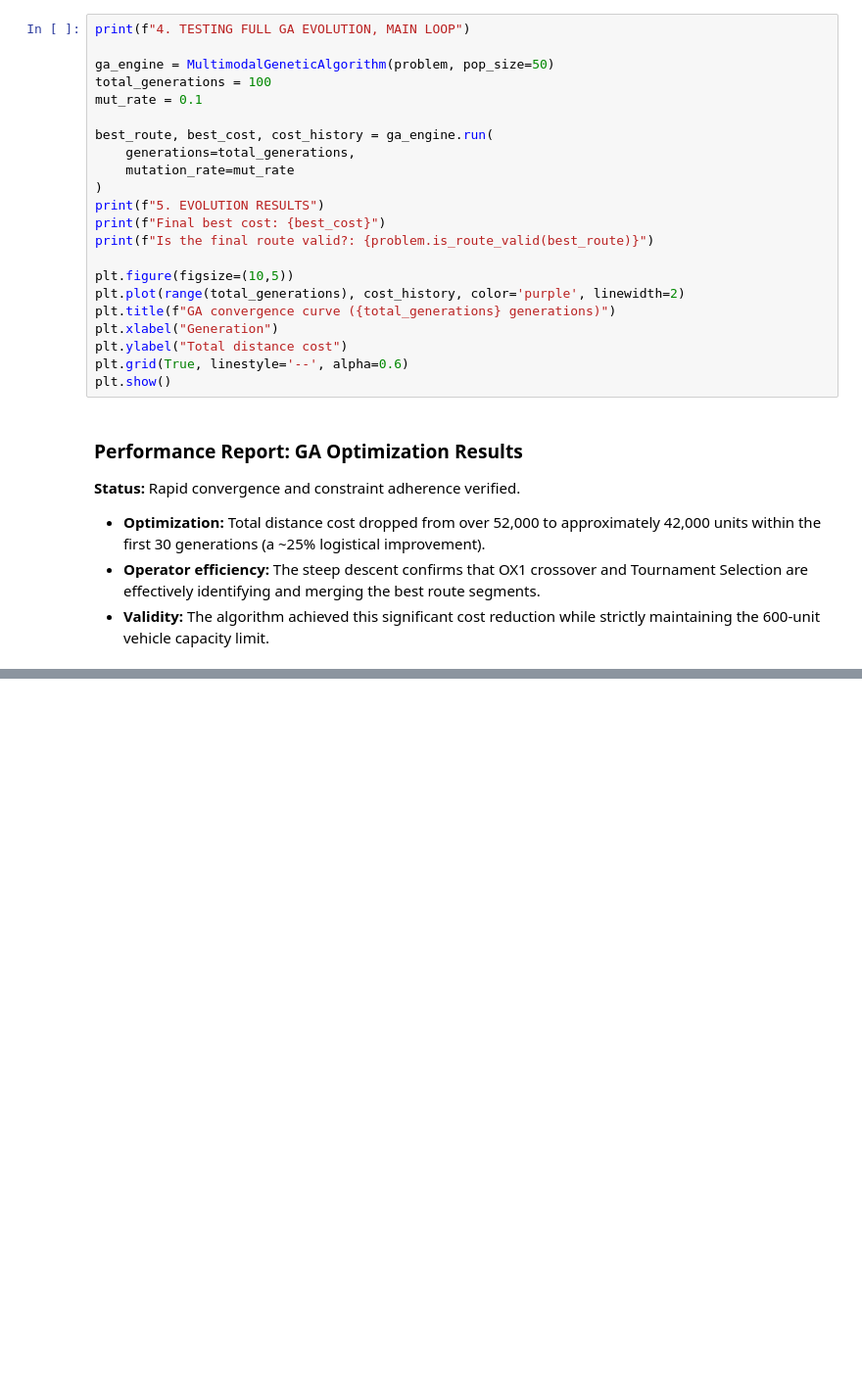
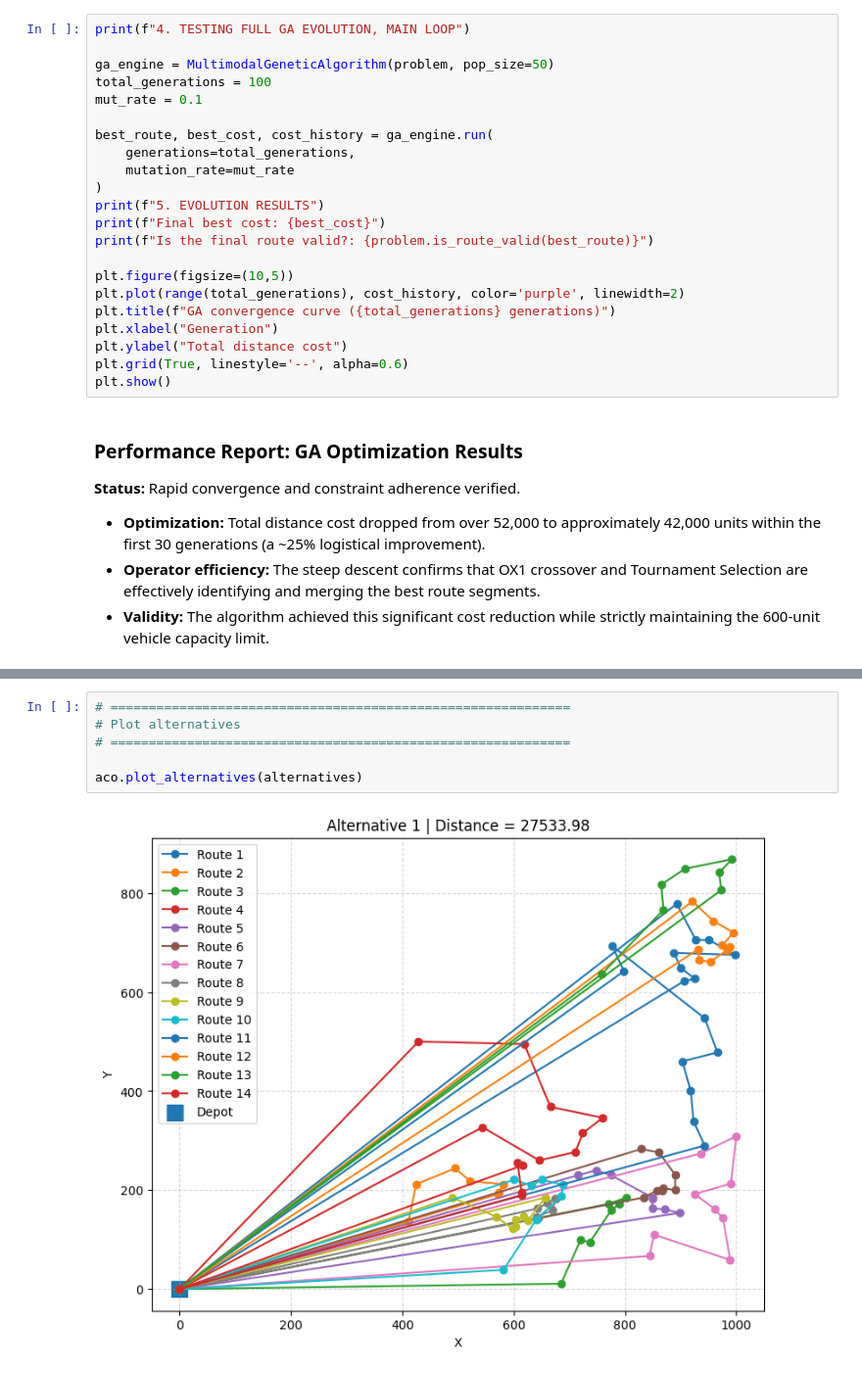
Before and after one commit to miguel-mxrxrx04/cvrp-BAO, a Jupyter notebook: notebooks/experiments.ipynb, the cells around one changed output, grey strips where cells are left out. Shown at 98% size. Drawn from its saved outputs; the diff is of its cells as text; blank space fills up the shorter version.

```diff
--- a/notebooks/experiments.ipynb
+++ b/notebooks/experiments.ipynb
@@ -100,0 +213,8 @@ plt.show()
+# %%
+# ============================================================
+# Plot alternatives
+# ============================================================
+
+aco.plot_alternatives(alternatives)
+# %% [output]
+[figure, added]
```
Also changed, not shown: parts of 9 cells of this notebook, 1 other file.
